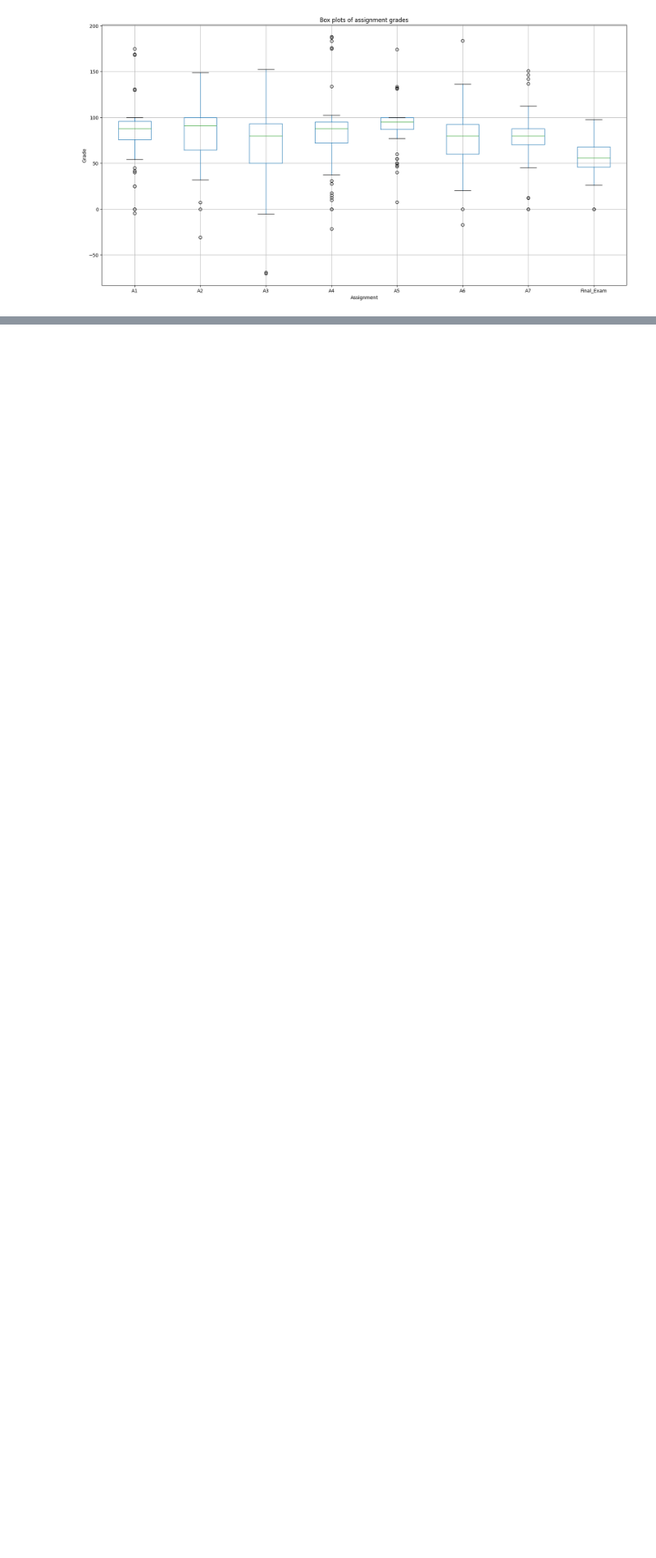
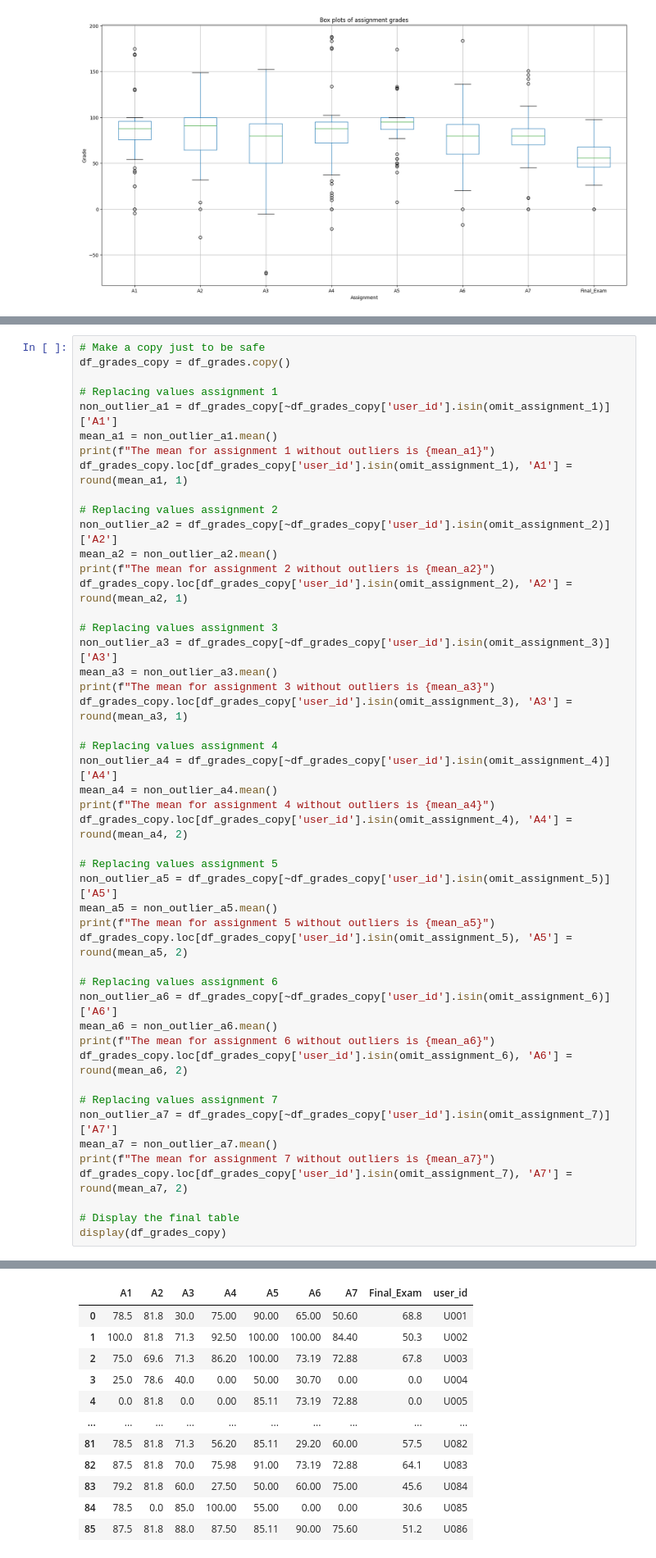
Before and after one commit to atifmmahmud/mahmud_atif_LabTask, a Jupyter notebook: LabTask02/LabTask02.ipynb, the cells around one changed output, grey strips where cells are left out. Shown at 82% size. Saved outputs shown, nothing was run; the diff lists cells and outputs as text; blank space fills up the shorter version.

```diff
--- a/LabTask02/LabTask02.ipynb
+++ b/LabTask02/LabTask02.ipynb
@@ -179,0 +587,49 @@ IndexingError: Unalignable boolean Series provided as indexer (index of the bool
+# %%
+# Make a copy just to be safe
+df_grades_copy = df_grades.copy()
+
+# Replacing values assignment 1
+non_outlier_a1 = df_grades_copy[~df_grades_copy['user_id'].isin(omit_assignment_1)]['A1']
+mean_a1 = non_outlier_a1.mean()
+print(f"The mean for assignment 1 without outliers is {mean_a1}")
+df_grades_copy.loc[df_grades_copy['user_id'].isin(omit_assignment_1), 'A1'] = round(mean_a1, 1)
+
+# Replacing values assignment 2
+non_outlier_a2 = df_grades_copy[~df_grades_copy['user_id'].isin(omit_assignment_2)]['A2']
+mean_a2 = non_outlier_a2.mean()
+print(f"The mean for assignment 2 without outliers is {mean_a2}")
+df_grades_copy.loc[df_grades_copy['user_id'].isin(omit_assignment_2), 'A2'] = round(mean_a2, 1)
+
+# Replacing values assignment 3
+non_outlier_a3 = df_grades_copy[~df_grades_copy['user_id'].isin(omit_assignment_3)]['A3']
+mean_a3 = non_outlier_a3.mean()
+print(f"The mean for assignment 3 without outliers is {mean_a3}")
+df_grades_copy.loc[df_grades_copy['user_id'].isin(omit_assignment_3), 'A3'] = round(mean_a3, 1)
+
+# Replacing values assignment 4
+non_outlier_a4 = df_grades_copy[~df_grades_copy['user_id'].isin(omit_assignment_4)]['A4']
+mean_a4 = non_outlier_a4.mean()
+print(f"The mean for assignment 4 without outliers is {mean_a4}")
+df_grades_copy.loc[df_grades_copy['user_id'].isin(omit_assignment_4), 'A4'] = round(mean_a4, 2)
+
+# Replacing values assignment 5
+non_outlier_a5 = df_grades_copy[~df_grades_copy['user_id'].isin(omit_assignment_5)]['A5']
+mean_a5 = non_outlier_a5.mean()
+print(f"The mean for assignment 5 without outliers is {mean_a5}")
+df_grades_copy.loc[df_grades_copy['user_id'].isin(omit_assignment_5), 'A5'] = round(mean_a5, 2)
+
+# Replacing values assignment 6
+non_outlier_a6 = df_grades_copy[~df_grades_copy['user_id'].isin(omit_assignment_6)]['A6']
+mean_a6 = non_outlier_a6.mean()
+print(f"The mean for assignment 6 without outliers is {mean_a6}")
+df_grades_copy.loc[df_grades_copy['user_id'].isin(omit_assignment_6), 'A6'] = round(mean_a6, 2)
+
+# Replacing values assignment 7
+non_outlier_a7 = df_grades_copy[~df_grades_copy['user_id'].isin(omit_assignment_7)]['A7']
+mean_a7 = non_outlier_a7.mean()
+print(f"The mean for assignment 7 without outliers is {mean_a7}")
+df_grades_copy.loc[df_grades_copy['user_id'].isin(omit_assignment_7), 'A7'] = round(mean_a7, 2)
+
+# Display the final table
+display(df_grades_copy)
+# %% [output]
@@ -179,0 +643,12 @@ IndexingError: Unalignable boolean Series provided as indexer (index of the bool
+|  | A1 | A2 | A3 | A4 | A5 | A6 | A7 | Final_Exam | user_id |
+| 0 | 78.5 | 81.8 | 30.0 | 75.00 | 90.00 | 65.00 | 50.60 | 68.8 | U001 |
+| 1 | 100.0 | 81.8 | 71.3 | 92.50 | 100.00 | 100.00 | 84.40 | 50.3 | U002 |
+| 2 | 75.0 | 69.6 | 71.3 | 86.20 | 100.00 | 73.19 | 72.88 | 67.8 | U003 |
+| 3 | 25.0 | 78.6 | 40.0 | 0.00 | 50.00 | 30.70 | 0.00 | 0.0 | U004 |
+| 4 | 0.0 | 81.8 | 0.0 | 0.00 | 85.11 | 73.19 | 72.88 | 0.0 | U005 |
+| ... | ... | ... | ... | ... | ... | ... | ... | ... | ... |
+| 81 | 78.5 | 81.8 | 71.3 | 56.20 | 85.11 | 29.20 | 60.00 | 57.5 | U082 |
+| 82 | 87.5 | 81.8 | 70.0 | 75.98 | 91.00 | 73.19 | 72.88 | 64.1 | U083 |
+| 83 | 79.2 | 81.8 | 60.0 | 27.50 | 50.00 | 60.00 | 75.00 | 45.6 | U084 |
+| 84 | 78.5 | 0.0 | 85.0 | 100.00 | 55.00 | 0.00 | 0.00 | 30.6 | U085 |
+| 85 | 87.5 | 81.8 | 88.0 | 87.50 | 85.11 | 90.00 | 75.60 | 51.2 | U086 |
```
Also changed, not shown: parts of 18 cells of this notebook.
